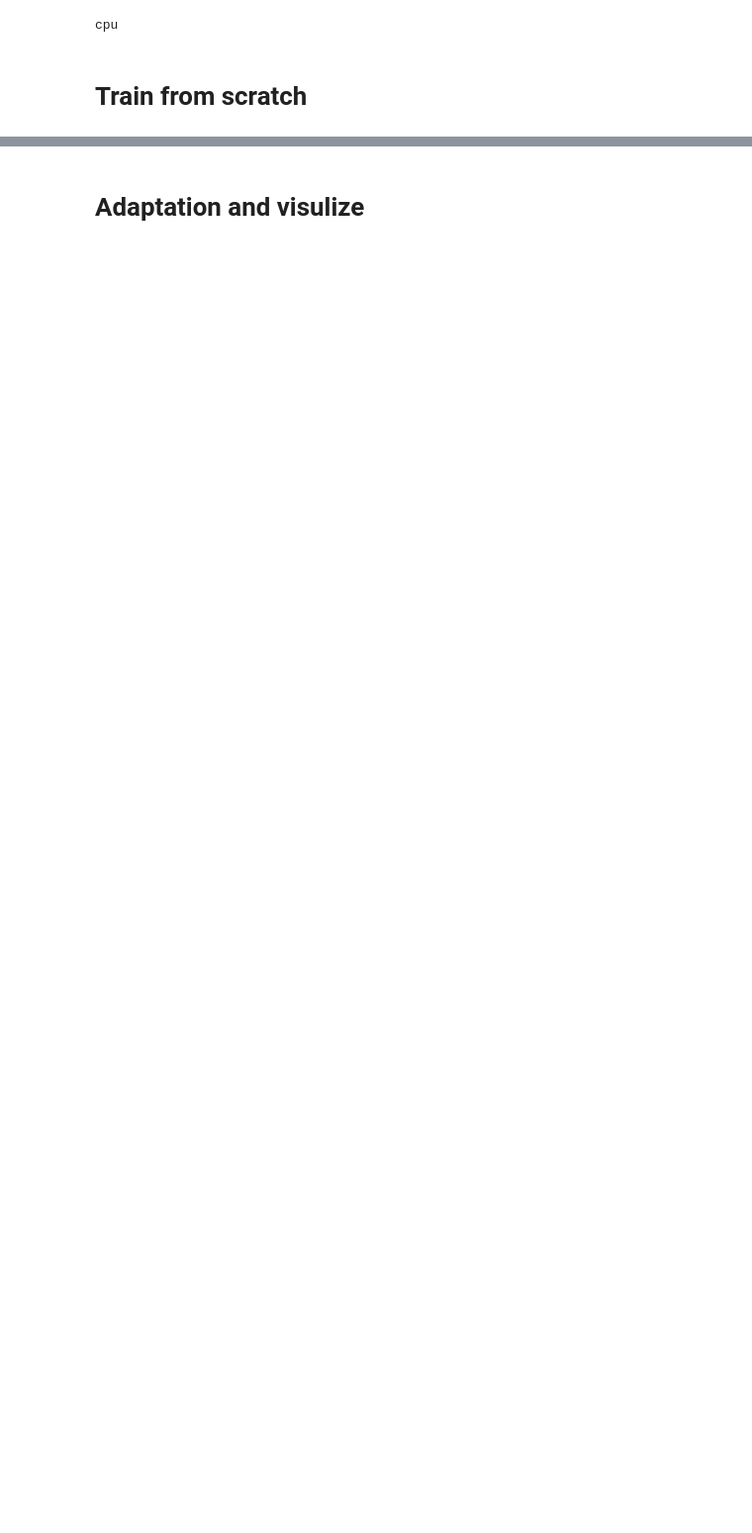
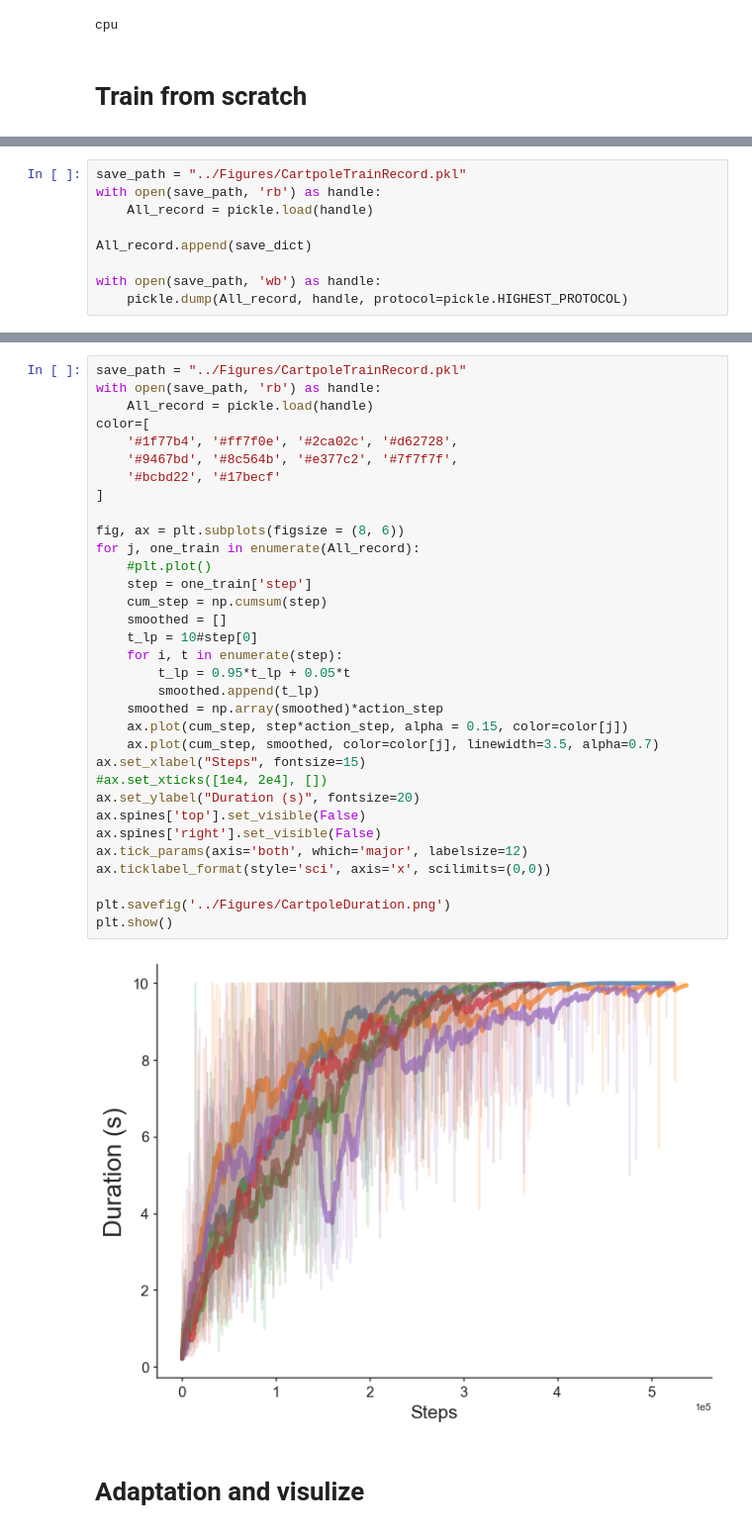
Before and after one commit to Baskin-LIU/Kernel-Propagation, a Jupyter notebook: Experiments/AdaptiveRL.ipynb, the cells around one changed output, grey strips where cells are left out. Shown at 99% size. Cells and saved outputs as stored; diff of their text form; blank space fills up the shorter version.

```diff
--- a/Experiments/AdaptiveRL.ipynb
+++ b/Experiments/AdaptiveRL.ipynb
@@ -218,0 +187,9 @@ KeyboardInterrupt:
+# %%
+save_path = "../Figures/CartpoleTrainRecord.pkl"
+with open(save_path, 'rb') as handle:
+    All_record = pickle.load(handle)
+
+All_record.append(save_dict)
+
+with open(save_path, 'wb') as handle:
+    pickle.dump(All_record, handle, protocol=pickle.HIGHEST_PROTOCOL)
@@ -219,3 +198,38 @@ KeyboardInterrupt:
+# %%
+save_path = "../Figures/CartpoleTrainRecord.pkl"
+with open(save_path, 'rb') as handle:
+    All_record = pickle.load(handle)
+color=[
+    '#1f77b4', '#ff7f0e', '#2ca02c', '#d62728',
+    '#9467bd', '#8c564b', '#e377c2', '#7f7f7f',
+    '#bcbd22', '#17becf'
+]
+
+fig, ax = plt.subplots(figsize = (8, 6))
+for j, one_train in enumerate(All_record):
+    #plt.plot()
+    step = one_train['step']
+    cum_step = np.cumsum(step)
+    smoothed = []
+    t_lp = 10#step[0]
+    for i, t in enumerate(step):
+        t_lp = 0.95*t_lp + 0.05*t
+        smoothed.append(t_lp)
+    smoothed = np.array(smoothed)*action_step
+    ax.plot(cum_step, step*action_step, alpha = 0.15, color=color[j])
+    ax.plot(cum_step, smoothed, color=color[j], linewidth=3.5, alpha=0.7)
+ax.set_xlabel("Steps", fontsize=15)
+#ax.set_xticks([1e4, 2e4], [])
+ax.set_ylabel("Duration (s)", fontsize=20)
+ax.spines['top'].set_visible(False)
+ax.spines['right'].set_visible(False)
+ax.tick_params(axis='both', which='major', labelsize=12)
+ax.ticklabel_format(style='sci', axis='x', scilimits=(0,0))
+
+plt.savefig('../Figures/CartpoleDuration.png')
+plt.show()
+# %% [output]
+[figure, added]
 # %% [markdown]
 # Adaptation and visulize
 # %%
```
Also changed, not shown: parts of 13 cells of this notebook, 18 other files.
